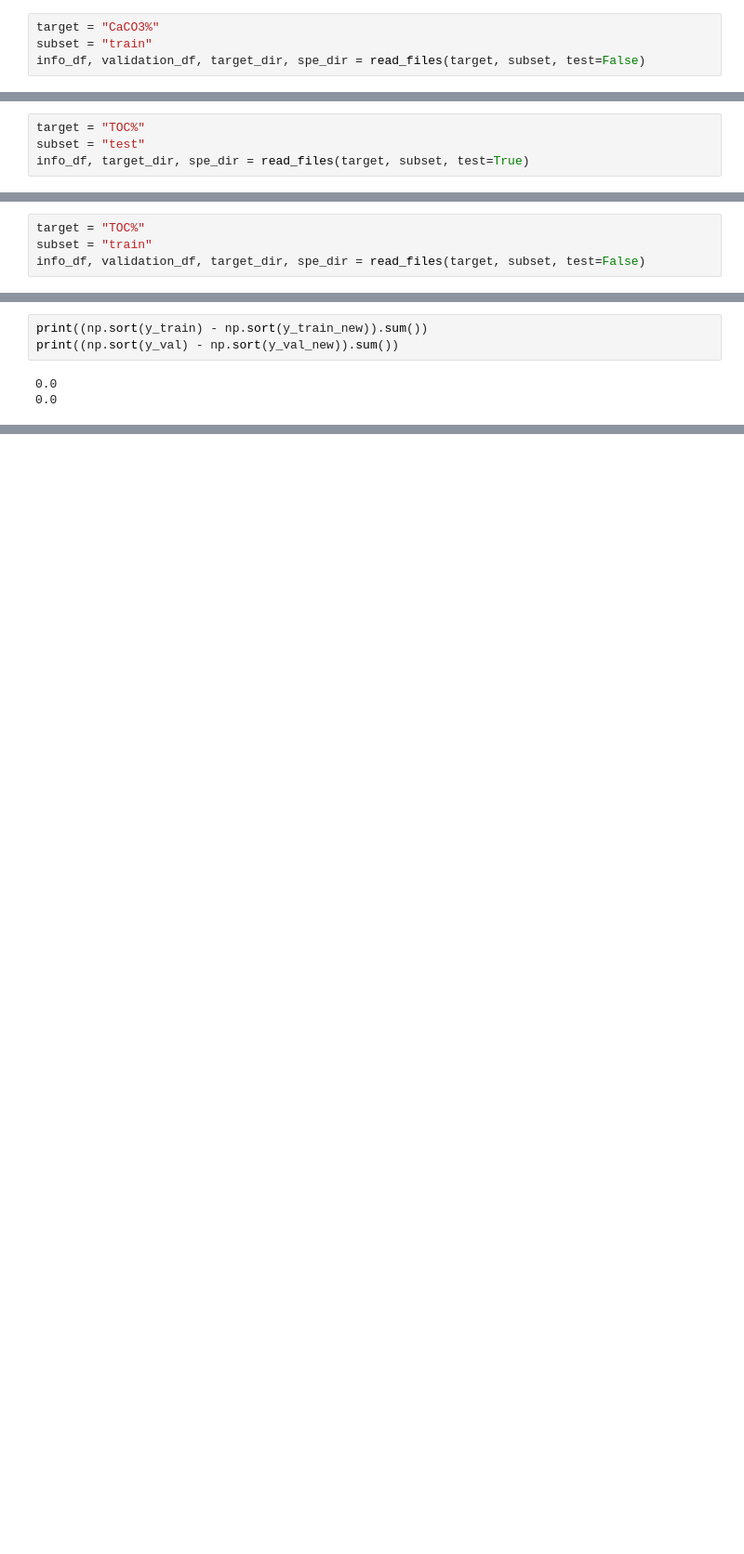
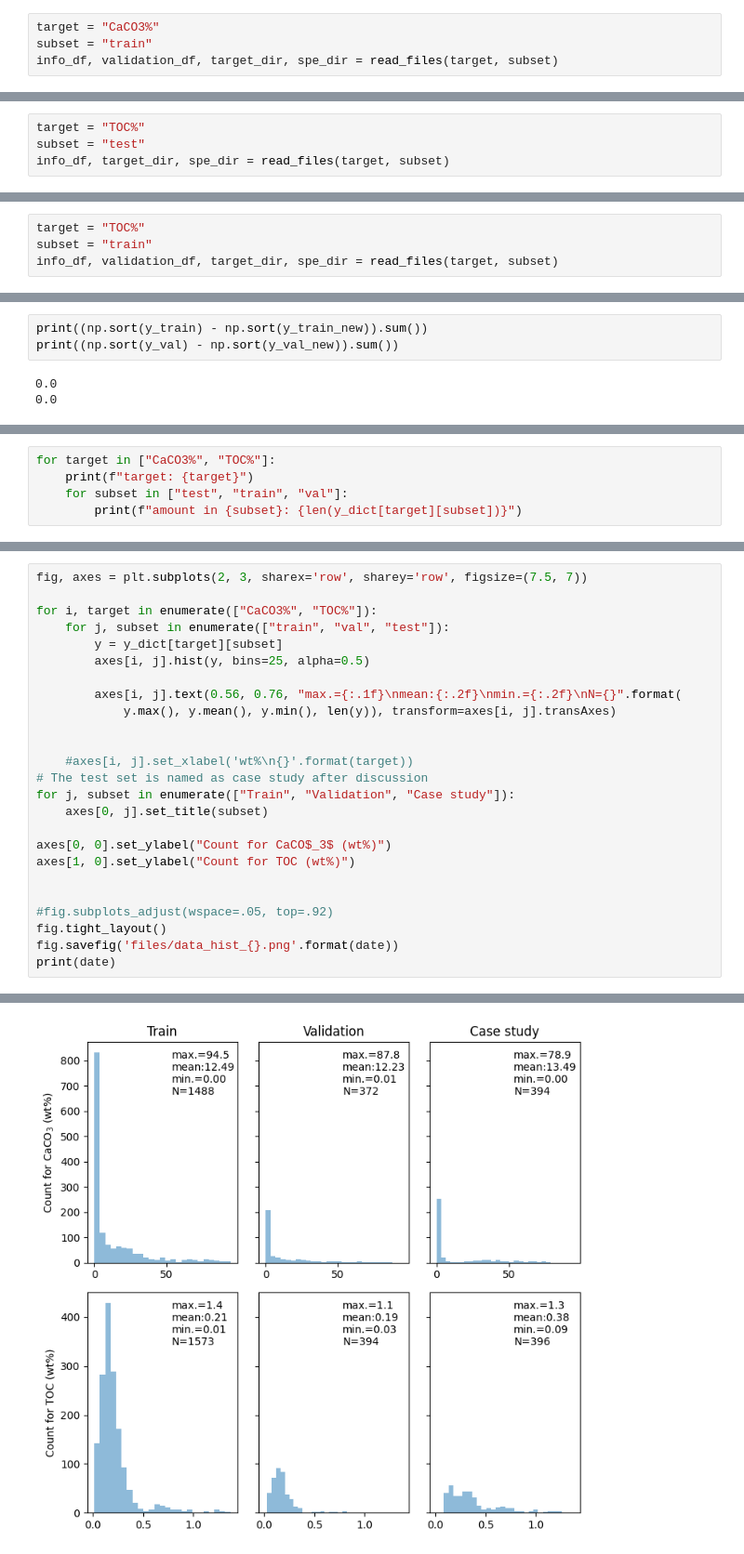
Before and after one commit to dispink/xpt, a Jupyter notebook: notebooks/data_info.ipynb, the cells around one changed output, grey strips where cells are left out. Shown at 93% size. Saved outputs shown, nothing was run; the diff lists cells and outputs as text; blank space fills up the shorter version.

Commit message:
Produce data distribution

```diff
--- a/notebooks/data_info.ipynb
+++ b/notebooks/data_info.ipynb
@@ -181,7 +189,7 @@ They are identical.
 # %%
 target = "CaCO3%"
 subset = "train"
-info_df, validation_df, target_dir, spe_dir = read_files(target, subset, test=False)
+info_df, validation_df, target_dir, spe_dir = read_files(target, subset)
 # %% [output]
        dirname        core  mid_depth_mm
 0     1642.csv  PS75-093-1        7505.0
@@ -272,7 +280,7 @@ They are identical.
 # %%
 target = "TOC%"
 subset = "test"
-info_df, target_dir, spe_dir = read_files(target, subset, test=True)
+info_df, target_dir, spe_dir = read_files(target, subset)
 # %% [output]
      dirname         core  mid_depth_mm
 0      0.csv   PS75-056-1          15.0
@@ -341,7 +349,7 @@ They are identical.
 # %%
 target = "TOC%"
 subset = "train"
-info_df, validation_df, target_dir, spe_dir = read_files(target, subset, test=False)
+info_df, validation_df, target_dir, spe_dir = read_files(target, subset)
 # %% [output]
        dirname        core  mid_depth_mm
 0      102.csv  SO264-56-2        8555.0
@@ -431,0 +481,5 @@ The finetune data (training, validation, test) are all identical to the data usi
+# %%
+for target in ["CaCO3%", "TOC%"]:
+    print(f"target: {target}")
+    for subset in ["test", "train", "val"]:
+        print(f"amount in {subset}: {len(y_dict[target][subset])}")
@@ -431,0 +495,26 @@ The finetune data (training, validation, test) are all identical to the data usi
+# %%
+fig, axes = plt.subplots(2, 3, sharex='row', sharey='row', figsize=(7.5, 7))
+
+for i, target in enumerate(["CaCO3%", "TOC%"]):
+    for j, subset in enumerate(["train", "val", "test"]):
+        y = y_dict[target][subset]
+        axes[i, j].hist(y, bins=25, alpha=0.5)
+
+        axes[i, j].text(0.56, 0.76, "max.={:.1f}\nmean:{:.2f}\nmin.={:.2f}\nN={}".format(
+            y.max(), y.mean(), y.min(), len(y)), transform=axes[i, j].transAxes)
+
+
+    #axes[i, j].set_xlabel('wt%\n{}'.format(target))
+# The test set is named as case study after discussion
+for j, subset in enumerate(["Train", "Validation", "Case study"]):
+    axes[0, j].set_title(subset)
+
+axes[0, 0].set_ylabel("Count for CaCO$_3$ (wt%)")
+axes[1, 0].set_ylabel("Count for TOC (wt%)")
+
+
+#fig.subplots_adjust(wspace=.05, top=.92)
+fig.tight_layout()
+fig.savefig('files/data_hist_{}.png'.format(date))
+print(date)
+# %% [output]
@@ -431,0 +522 @@ The finetune data (training, validation, test) are all identical to the data usi
+[figure, added]
```
Also changed, not shown: parts of 7 cells of this notebook, 1 other file.
